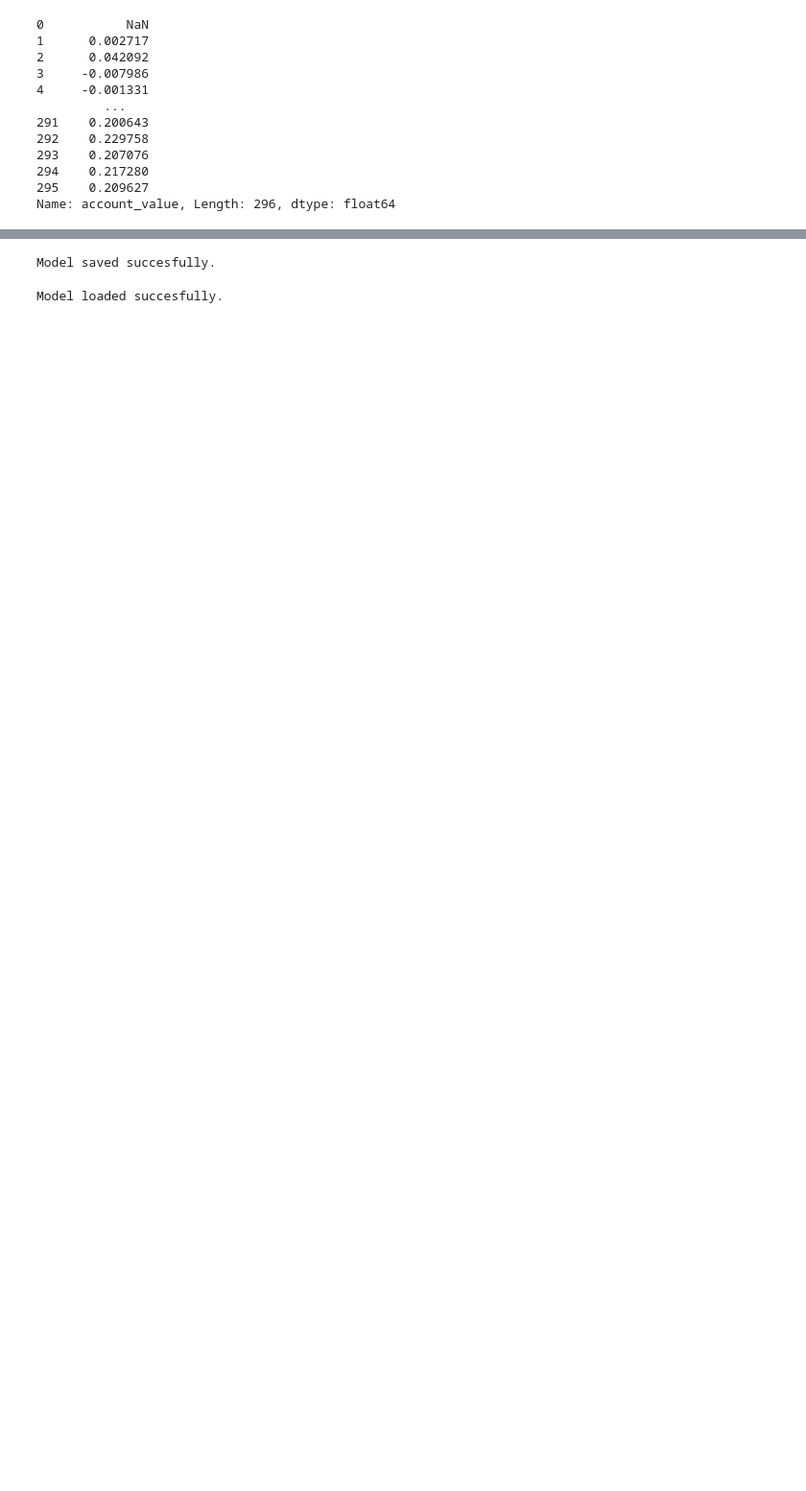
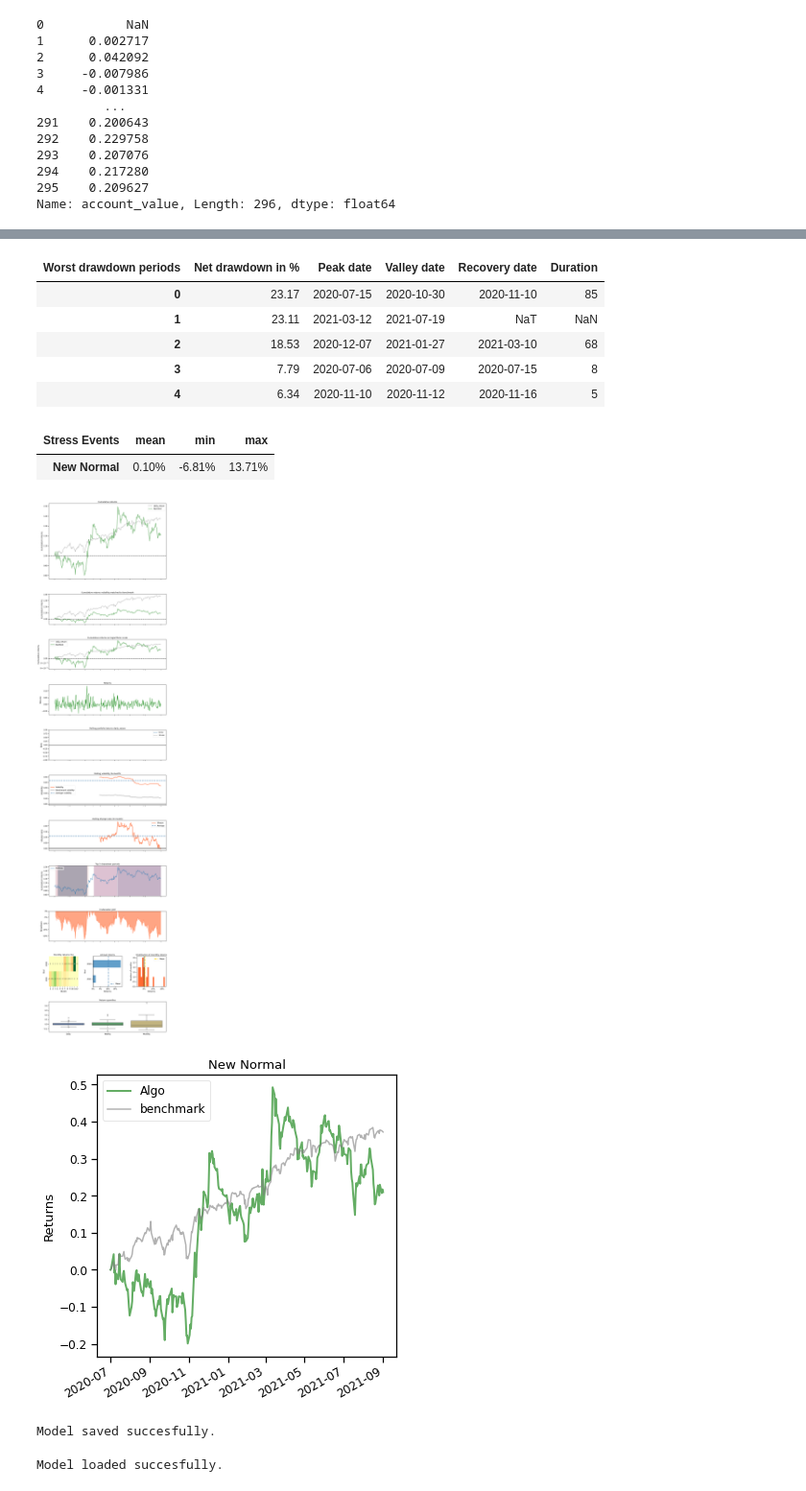
Before and after one commit to didemdurukan/portfolio_allocation_framework, a Jupyter notebook: notebooks/Linear_Regression_Test_notebook.ipynb, the cells around one changed output, grey strips where cells are left out. Shown at 96% size. Drawn from its saved outputs; the diff is of its cells as text; code cells hidden in the pictures; blank space fills up the shorter version.

```diff
--- a/notebooks/Linear_Regression_Test_notebook.ipynb
+++ b/notebooks/Linear_Regression_Test_notebook.ipynb
@@ -153,2 +155,4 @@ meta_coefficient
 | 294 | 2021-08-31 | tic weight predicted_y 0 AAPL 0.... |
 295 rows × 2 columns
+# %%
+evaluator = PortfolioEvaluator(portfolio_df)
@@ -154,0 +176,3 @@ meta_coefficient
+# %%
+evaluator.backtest_plot(baseline_ticker="^DJI")
+# %% [output]
@@ -155,2 +200,12 @@ meta_coefficient
+| Worst drawdown periods | Net drawdown in % | Peak date | Valley date | Recovery date | Duration |
+| 0 | 23.17 | 2020-07-15 | 2020-10-30 | 2020-11-10 | 85 |
+| 1 | 23.11 | 2021-03-12 | 2021-07-19 | NaT | NaN |
+| 2 | 18.53 | 2020-12-07 | 2021-01-27 | 2021-03-10 | 68 |
+| 3 | 7.79 | 2020-07-06 | 2020-07-09 | 2020-07-15 | 8 |
+| 4 | 6.34 | 2020-11-10 | 2020-11-12 | 2020-11-16 | 5 |
+| Stress Events | mean | min | max |
+| New Normal | 0.10% | -6.81% | 13.71% |
+[figure, added]
+[figure, added]
 # %%
 #Save model
```
Also changed, not shown: parts of 12 cells of this notebook, 11 other files.
